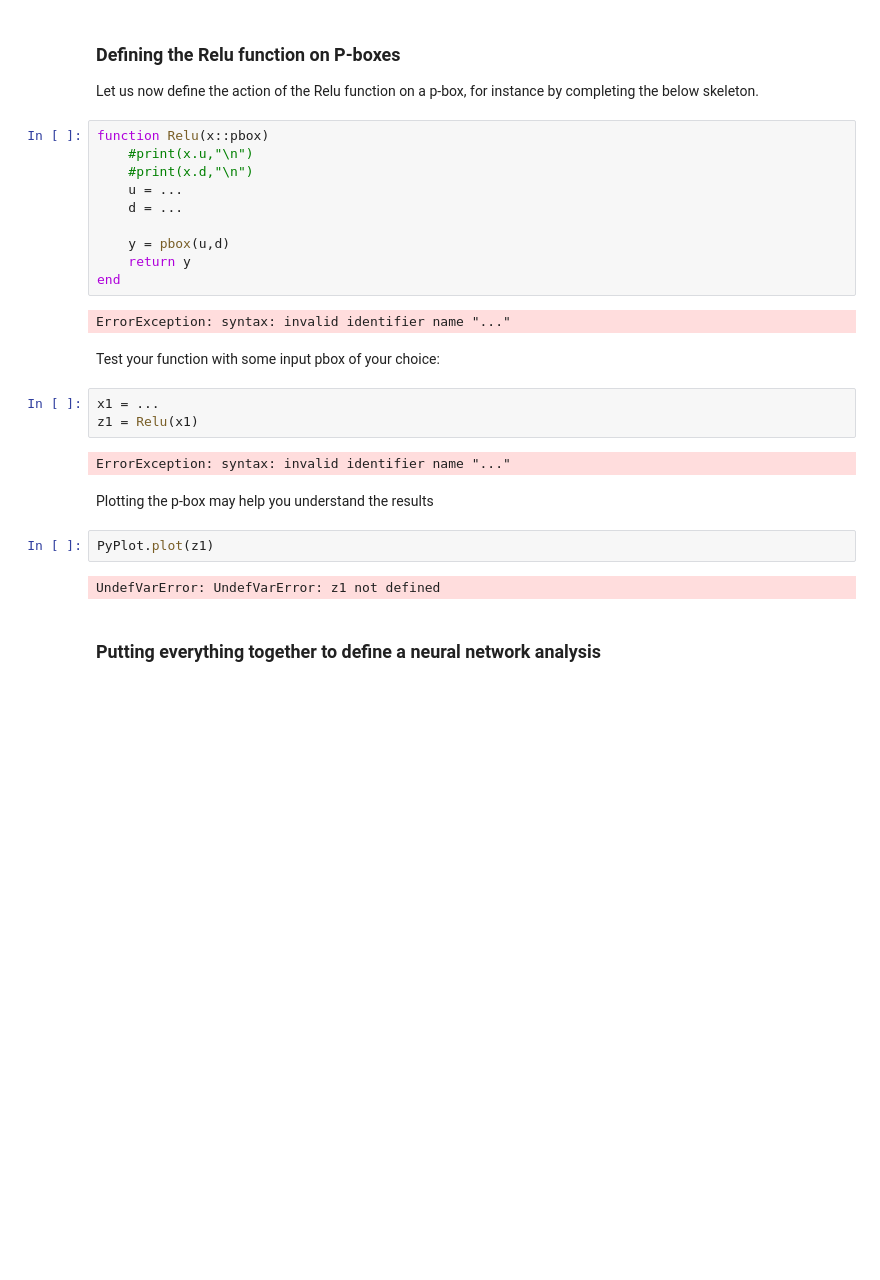
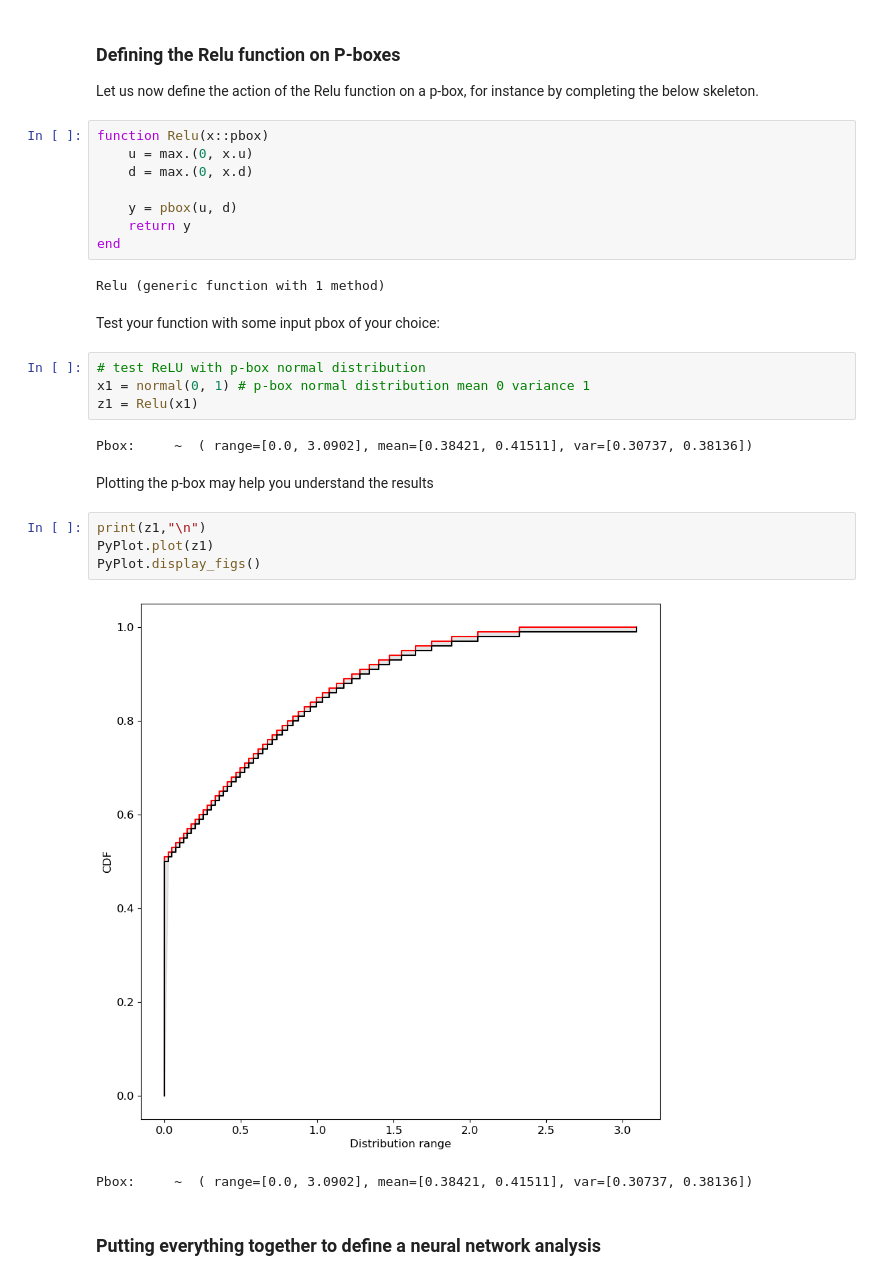
Before and after one commit to ardianugraha/verification-neural-networks, a Jupyter notebook: NeuralVerification-CARS-Workshop-master/Lab2.ipynb, the cells around one changed output. Drawn from its saved outputs; the diff is of its cells as text; blank space fills up the shorter version.

```diff
--- a/NeuralVerification-CARS-Workshop-master/Lab2.ipynb
+++ b/NeuralVerification-CARS-Workshop-master/Lab2.ipynb
@@ -227,29 +227,31 @@ ProbabilityBoundsAnalysis.setSteps(100)
 Let us now define the action of the Relu function on a p-box, for instance by completing the below skeleton.
 # %%
 function Relu(x::pbox)
-    #print(x.u,"\n")
-    #print(x.d,"\n")
-    u = ...
-    d = ...
+    u = max.(0, x.u)
+    d = max.(0, x.d)
 
-    y = pbox(u,d)
+    y = pbox(u, d)
     return y
 end
 # %% [output]
-ErrorException: syntax: invalid identifier name "..."
+Relu (generic function with 1 method)
 # %% [markdown]
 Test your function with some input pbox of your choice:
 # %%
-x1 = ...
+# test ReLU with p-box normal distribution
+x1 = normal(0, 1) # p-box normal distribution mean 0 variance 1
 z1 = Relu(x1)
 # %% [output]
-ErrorException: syntax: invalid identifier name "..."
+Pbox:     ~  ( range=[0.0, 3.0902], mean=[0.38421, 0.41511], var=[0.30737, 0.38136])
 # %% [markdown]
 Plotting the p-box may help you understand the results
 # %%
+print(z1,"\n")
 PyPlot.plot(z1)
+PyPlot.display_figs()
 # %% [output]
+[figure, added]
-UndefVarError: UndefVarError: z1 not defined
+Pbox:     ~  ( range=[0.0, 3.0902], mean=[0.38421, 0.41511], var=[0.30737, 0.38136])
 # %% [markdown]
 ### Putting everything together to define a neural network analysis
 # %% [markdown]
```
Also changed, not shown: parts of 10 cells of this notebook.
